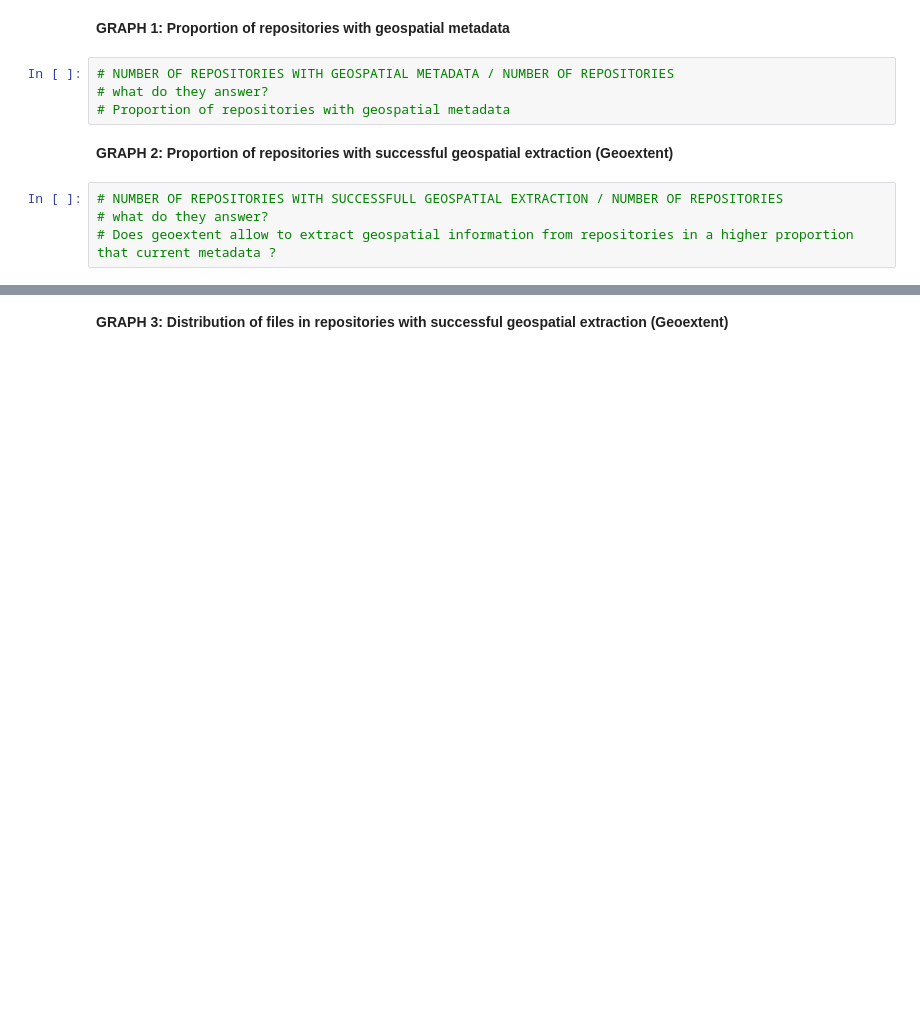
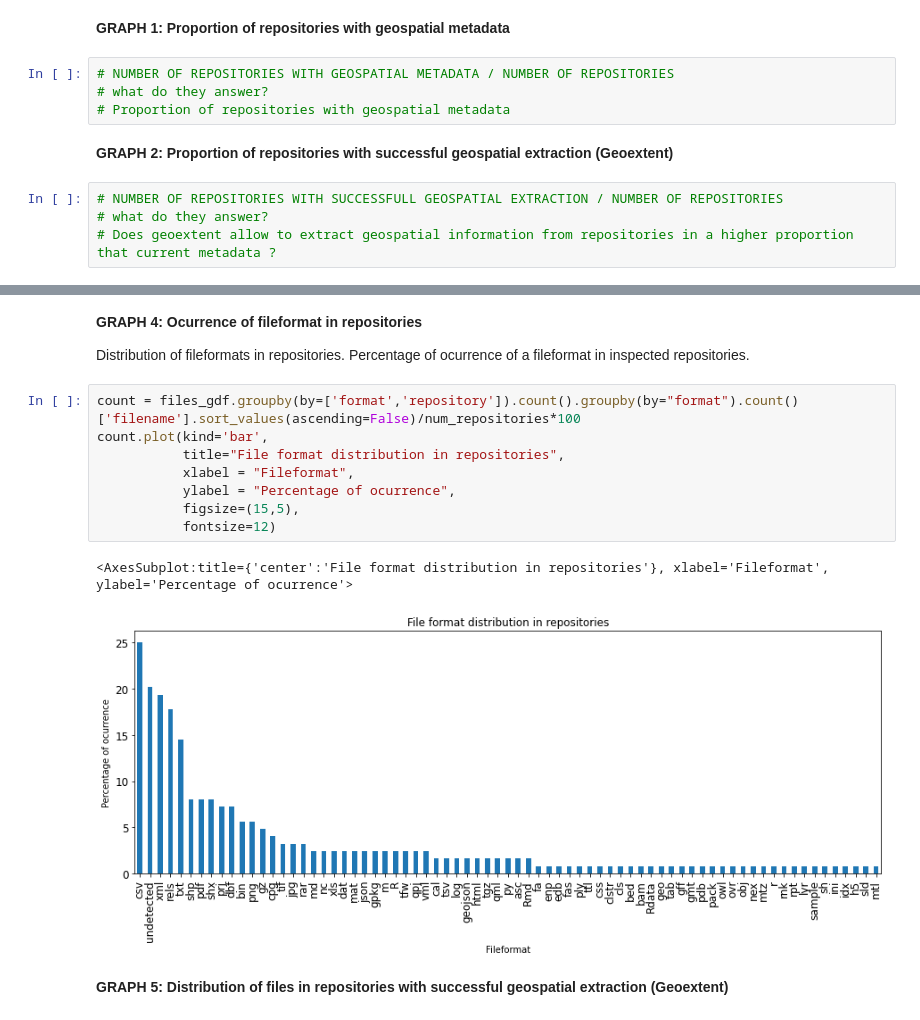
Before and after one commit to o2r-project/geoextent, a Jupyter notebook: showcase/geoextent_report.ipynb, the cells around one changed output, grey strips where cells are left out. Drawn from its saved outputs; the diff is of its cells as text; blank space fills up the shorter version.

```diff
--- a/showcase/geoextent_report.ipynb
+++ b/showcase/geoextent_report.ipynb
@@ -327,2 +475,17 @@ file_table(subset)
+# %% [markdown]
+**GRAPH 4: Ocurrence of fileformat in repositories**
+
+Distribution of fileformats in repositories. Percentage of ocurrence of a fileformat in inspected repositories.
+# %%
+count = files_gdf.groupby(by=['format','repository']).count().groupby(by="format").count()['filename'].sort_values(ascending=False)/num_repositories*100
+count.plot(kind='bar',
+           title="File format distribution in repositories",
+           xlabel = "Fileformat",
+           ylabel = "Percentage of ocurrence",
+           figsize=(15,5),
+           fontsize=12)
+# %% [output]
+<AxesSubplot:title={'center':'File format distribution in repositories'}, xlabel='Fileformat', ylabel='Percentage of ocurrence'>
+[figure, added]
 # %% [markdown]
-**GRAPH 3: Distribution of files in repositories with successful geospatial extraction (Geoextent)**
+**GRAPH 5: Distribution of files in repositories with successful geospatial extraction (Geoextent)**
```
Also changed, not shown: parts of 39 cells of this notebook, 1 other file.
